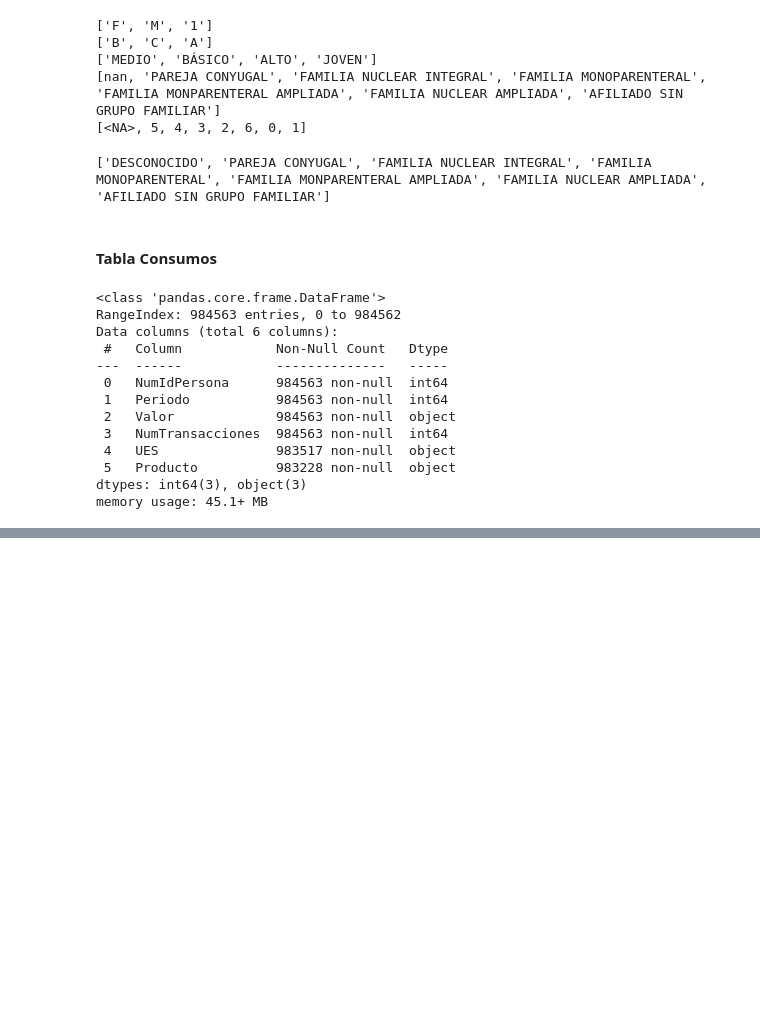
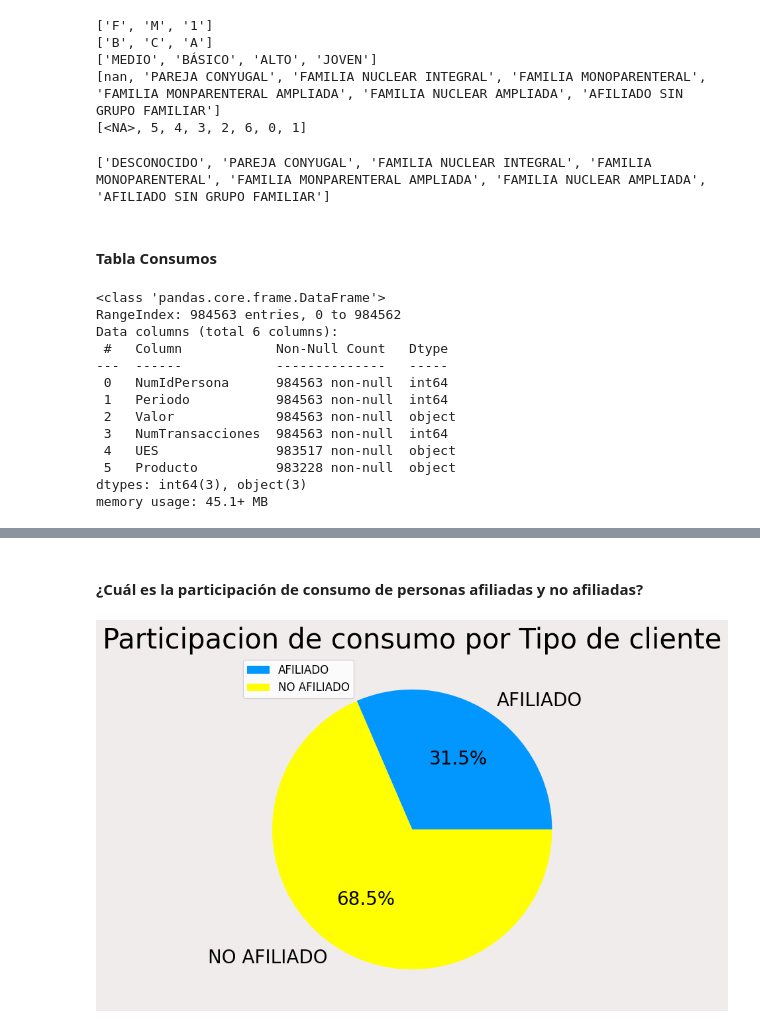
Before and after one commit to DanielAndresD/prueba-tecnica-colsubsidio, a Jupyter notebook: analisis_data.ipynb, the cells around one changed output, grey strips where cells are left out. Cells and saved outputs as stored; diff of their text form; code cells hidden in the pictures; blank space fills up the shorter version.

```diff
--- a/analisis_data.ipynb
+++ b/analisis_data.ipynb
@@ -248,0 +260,14 @@ consumos_df['Producto']=consumos_df['Producto'].fillna('DESCONOCIDO')
+# %%
+"""Unir tablas"""
+
+# Unir los dataframes utilizando merge
+empresas_personas_join = pd.merge(empresas_df,personas_df, on='id_empresa',how='right')
+empresas_personas_consumos_join= pd.merge(empresas_personas_join, consumos_df, on='NumIdPersona', how='right')
+# %%
+"""Definir parámetros para gráficos e imagenes"""
+
+col_fondo='#f0ecec'
+font_path = 'public/tanseek-modern-pro-arabic-bold.ttf'
+font_prop = FontProperties(fname=font_path)
+ft_sz_title=30
+ft_sz_label=20
@@ -248,0 +351,27 @@ consumos_df['Producto']=consumos_df['Producto'].fillna('DESCONOCIDO')
+# %% [markdown]
+#### ¿Cuál es la participación de consumo de personas afiliadas y no afiliadas?
+# %%
+"""Determinar si un cliente esta o no afiliado"""
+empresas_personas_consumos_join['Afiliacion'] = empresas_personas_consumos_join.apply(lambda x: 'AFILIADO' if pd.notnull(x['Categoria']) else 'NO AFILIADO', axis=1)
+# %%
+# Agrupar el DataFrame por "Afiliacion" y sumar "NumTransacciones"
+agrupado = empresas_personas_consumos_join.groupby('Afiliacion')['NumTransacciones'].sum()
+
+# Especificar los colores de las secciones
+colors = ['#0297ff','#ffff01']
+fig2, ax = plt.subplots(figsize=(8, 6), facecolor=col_fondo)
+
+# Crear el gráfico de torta
+ax.pie(agrupado,labels=agrupado.index, colors=colors, autopct='%1.1f%%',textprops={'fontsize': ft_sz_label})
+
+
+# Agregar título y leyenda
+ax.set_title('Participacion de consumo por Tipo de cliente', fontsize=ft_sz_title)
+ax.legend(fontsize=12)
+
+fig2.tight_layout()
+
+# Mostrar el gráfico
+plt.show()
+# %% [output]
+[figure, added]
```
Also changed, not shown: parts of 18 cells of this notebook, 15 other files.
